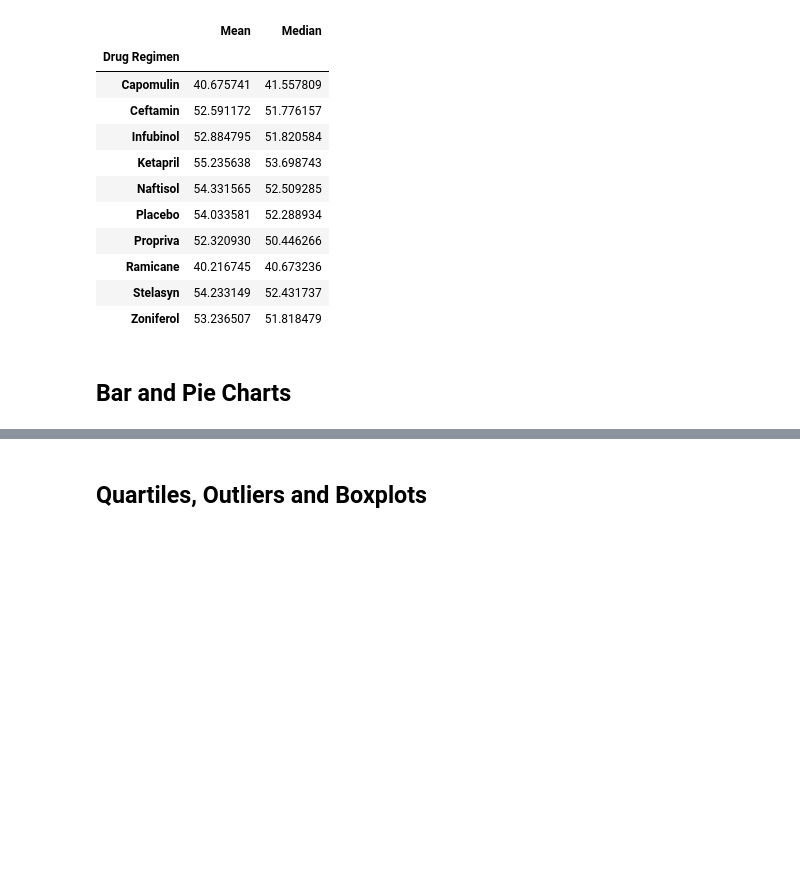
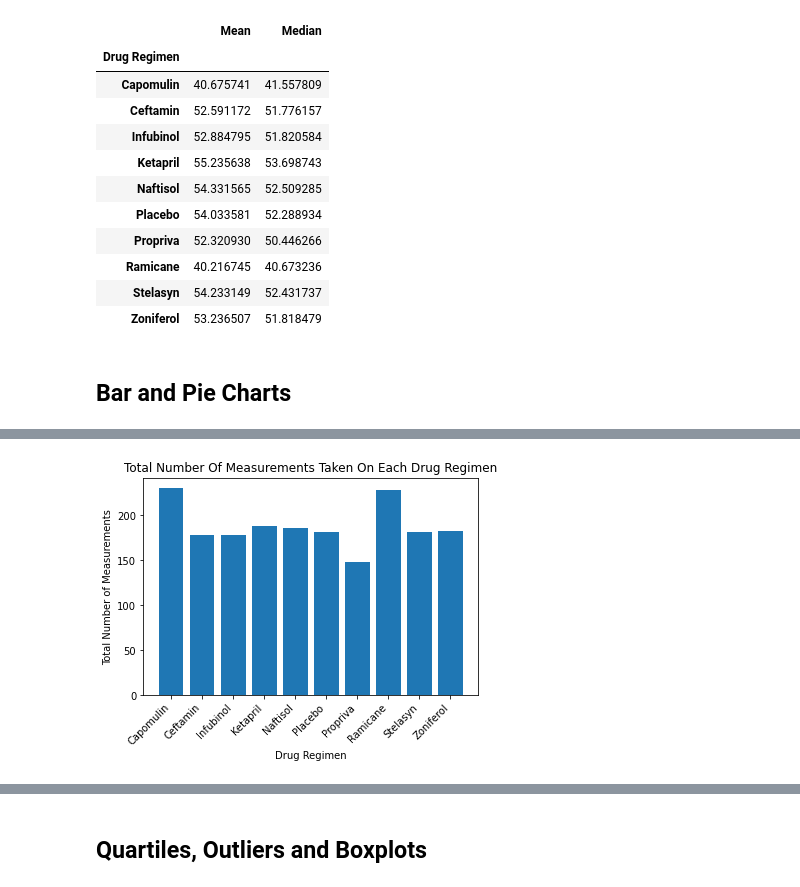
Before and after one commit to RuthlessNative/05-matplotlib-pymaceuticals, a Jupyter notebook: Pymaceuticals.ipynb, the cells around one changed output, grey strips where cells are left out. Drawn from its saved outputs; the diff is of its cells as text; code cells hidden in the pictures; blank space fills up the shorter version.

```diff
--- a/Pymaceuticals.ipynb
+++ b/Pymaceuticals.ipynb
@@ -166,0 +162,19 @@ y_axis
+# %%
+# Generate a bar plot showing the total number of measurements taken on each drug regimen using pyplot.
+
+clean_comb_data_gp = clean_comb_data.groupby(["Drug Regimen"]).count()
+drug_name_ls = clean_comb_data_gp.index.to_list()
+
+x_axis = drug_name_ls
+y_axis = clean_comb_data_gp["Mouse ID"]
+
+plt.bar(x_axis, y_axis, align="center")
+# Rotates X-Axis Ticks by 45-degrees and aligns end of x labels to center of the bars
+plt.xticks(rotation = 45, horizontalalignment = "right")
+plt.title("Total Number Of Measurements Taken On Each Drug Regimen")
+plt.xlabel("Drug Regimen")
+plt.ylabel("Total Number of Measurements")
+
+plt.show()
+# %% [output]
+[figure, added]
```
Also changed, not shown: parts of 5 cells of this notebook.
